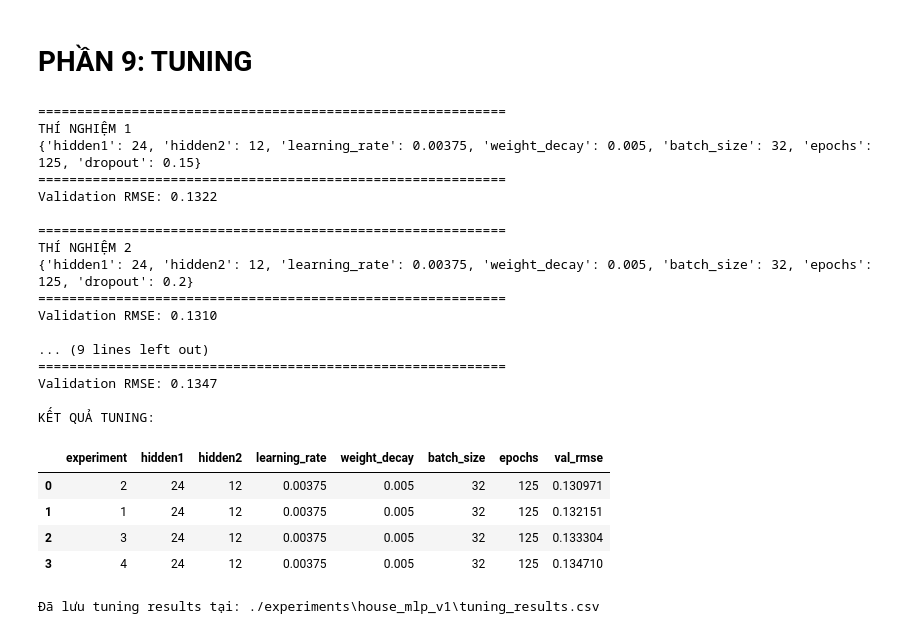
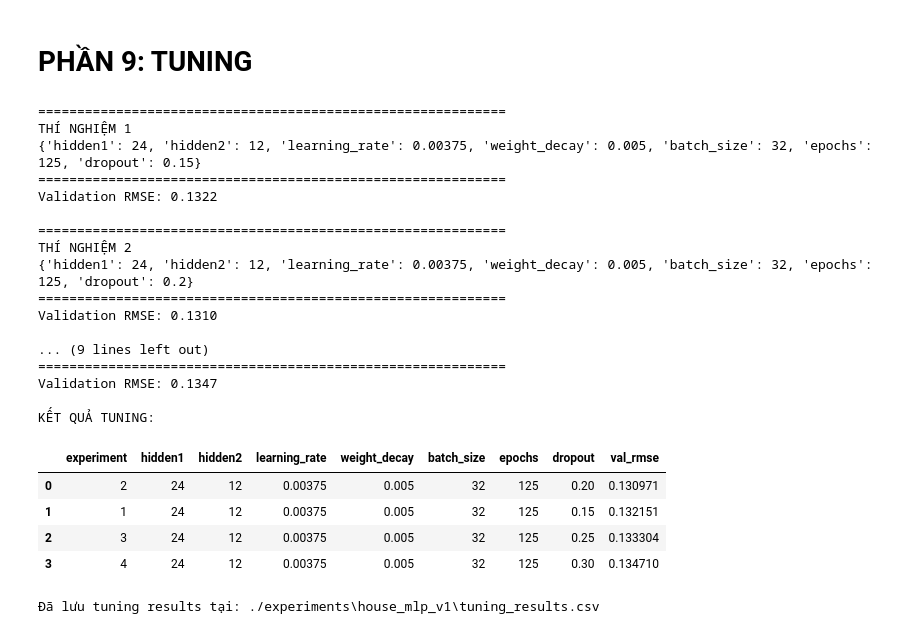
Before and after one commit to SGHPK0905/DeepLearning_3SV_DDU1231, a Jupyter notebook: BaitapNhom/Lab02/experiments/house_mlp_v1/Son_notebook/house_v2.ipynb, the cells around one changed output. Cells and saved outputs as stored; diff of their text form; code cells hidden in the pictures.

```diff
--- a/BaitapNhom/Lab02/experiments/house_mlp_v1/Son_notebook/house_v2.ipynb
+++ b/BaitapNhom/Lab02/experiments/house_mlp_v1/Son_notebook/house_v2.ipynb
@@ -948,50 +948,51 @@ for i, config in enumerate(tuning_configs):
     rmse, tuned_model = run_experiment(config)
 
     tuning_results.append({
-        "experiment": i + 1,
-        "hidden1": config["hidden1"],
-        "hidden2": config["hidden2"],
-        "learning_rate": config["learning_rate"],
-        "weight_decay": config["weight_decay"],
-        "batch_size": config["batch_size"],
-        "epochs": config["epochs"],
-        "val_rmse": rmse
-    })
+    "experiment": i + 1,
+    "hidden1": config["hidden1"],
+    "hidden2": config["hidden2"],
+    "learning_rate": config["learning_rate"],
+    "weight_decay": config["weight_decay"],
+    "batch_size": config["batch_size"],
+    "epochs": config["epochs"],
+    "dropout": config["dropout"],
+    "val_rmse": rmse
+})
 
     print(f"Validation RMSE: {rmse:.4f}")
 
 tuning_results_df = pd.DataFrame(tuning_results)
 
 tuning_results_df = tuning_results_df.sort_values(
     by="val_rmse",
     ascending=True
 ).reset_index(drop=True)
 
 print("\nKẾT QUẢ TUNING:")
 display(tuning_results_df)
 # %% [output]
 ============================================================
 THÍ NGHIỆM 1
 {'hidden1': 24, 'hidden2': 12, 'learning_rate': 0.00375, 'weight_decay': 0.005, 'batch_size': 32, 'epochs': 125, 'dropout': 0.15}
 ============================================================
 Validation RMSE: 0.1322
 
 ============================================================
 THÍ NGHIỆM 2
 {'hidden1': 24, 'hidden2': 12, 'learning_rate': 0.00375, 'weight_decay': 0.005, 'batch_size': 32, 'epochs': 125, 'dropout': 0.2}
 ============================================================
 Validation RMSE: 0.1310
 
 ... (9 lines left out)
 ============================================================
 Validation RMSE: 0.1347
 
 KẾT QUẢ TUNING:
-|  | experiment | hidden1 | hidden2 | learning_rate | weight_decay | batch_size | epochs | val_rmse |
-| 0 | 2 | 24 | 12 | 0.00375 | 0.005 | 32 | 125 | 0.130971 |
-| 1 | 1 | 24 | 12 | 0.00375 | 0.005 | 32 | 125 | 0.132151 |
-| 2 | 3 | 24 | 12 | 0.00375 | 0.005 | 32 | 125 | 0.133304 |
-| 3 | 4 | 24 | 12 | 0.00375 | 0.005 | 32 | 125 | 0.134710 |
+|  | experiment | hidden1 | hidden2 | learning_rate | weight_decay | batch_size | epochs | dropout | val_rmse |
+| 0 | 2 | 24 | 12 | 0.00375 | 0.005 | 32 | 125 | 0.20 | 0.130971 |
+| 1 | 1 | 24 | 12 | 0.00375 | 0.005 | 32 | 125 | 0.15 | 0.132151 |
+| 2 | 3 | 24 | 12 | 0.00375 | 0.005 | 32 | 125 | 0.25 | 0.133304 |
+| 3 | 4 | 24 | 12 | 0.00375 | 0.005 | 32 | 125 | 0.30 | 0.134710 |
 # %%
 tuning_results_path = os.path.join(
     expr_path,
```
Also changed, not shown: parts of 10 cells of this notebook, 11 other files.
